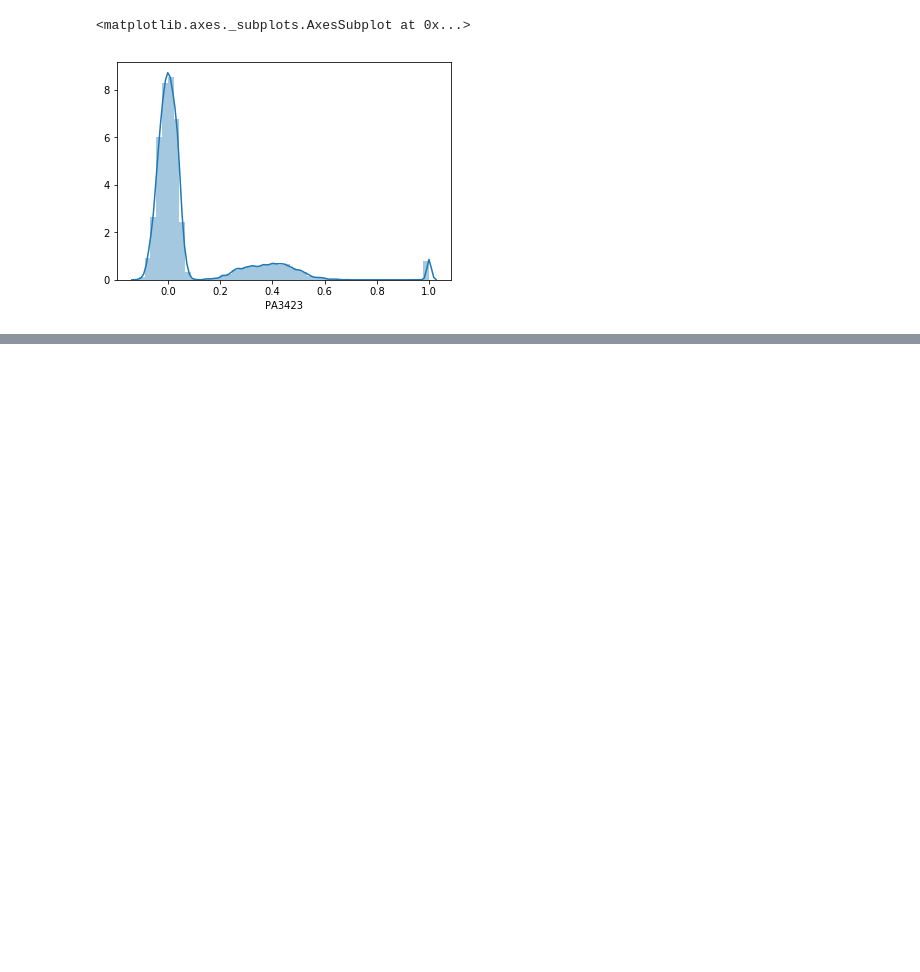
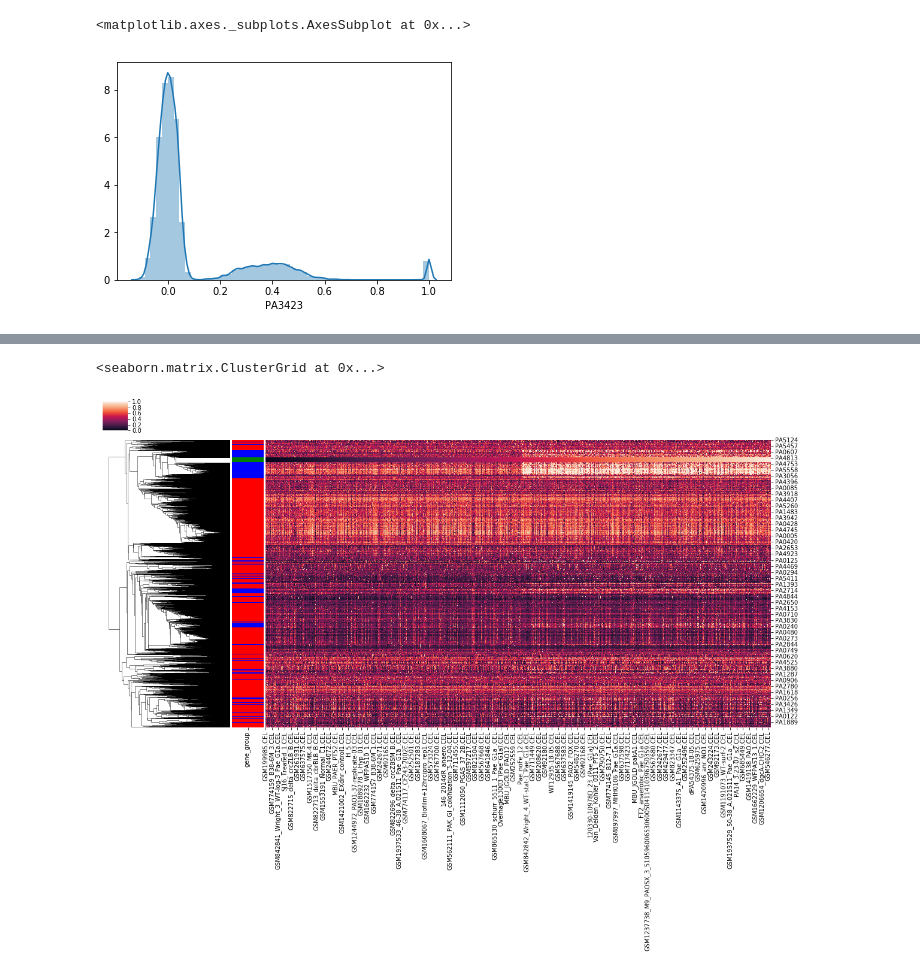
Before and after one commit to greenelab/Pseudomonas_latent_spaces, a Jupyter notebook: scripts/explore_simulated_data.ipynb, the cells around one changed output, grey strips where cells are left out. Saved outputs shown, nothing was run; the diff lists cells and outputs as text; code cells hidden in the pictures; blank space fills up the shorter version.

```diff
--- a/scripts/explore_simulated_data.ipynb
+++ b/scripts/explore_simulated_data.ipynb
@@ -21,6 +21,8 @@ seed(randomState)
 base_dir = os.path.join(os.path.dirname(os.getcwd()), "data")
 simulation_name = "sim_AB_2775_300_v2"
 data_file = os.path.join(base_dir, simulation_name, "train_model_input.txt.xz")
+A_file = os.path.join(base_dir, simulation_name, "geneSetA.txt")
+B_file = os.path.join(base_dir, simulation_name, "geneSetB.txt")
 # %%
 # Read data
 data = pd.read_table(data_file, header=0, index_col=0, compression='xz')
@@ -91,0 +93,4 @@ sns.clustermap(data_sorted.T,
+# %%
+# Sort samples by gene A expression (lowest --> highest)
+data_sorted = data.sort_values(by=[gene_id])
+data_sorted.head()
@@ -91,0 +105,15 @@ sns.clustermap(data_sorted.T,
+# %%
+# Add group labels per gene (group A, B, None)
+genes = data.T.index
+
+data_sorted_labeled = data_sorted.T.assign(
+    gene_group=(
+        list(
+            map(
+                lambda x: 'A' if x in geneSetA else 'B' if x in geneSetB else 'None',
+                genes
+            )
+        )
+    )
+)
+data_sorted_labeled.head()
@@ -92 +128,20 @@ sns.clustermap(data_sorted.T,
+# %%
+# Heatmap sorted by gene expression signature
+# colormap:
+#     A - green
+#     B - blue
+#     None - red
+gene_groups = data_sorted_labeled["gene_group"]
+lut = dict(zip(gene_groups.unique(), "rbg"))
+row_colors = gene_groups.map(lut)
+
+sns.clustermap(data_sorted.T,
+               row_cluster=True,
+               col_cluster=False,
+               metric="correlation",
+               row_colors=row_colors,
+               figsize=(20,10))
+# %% [output]
+<seaborn.matrix.ClusterGrid at 0x...>
+[figure, added]
 # %%
```
Also changed, not shown: parts of 4 cells of this notebook, 3 other files.
